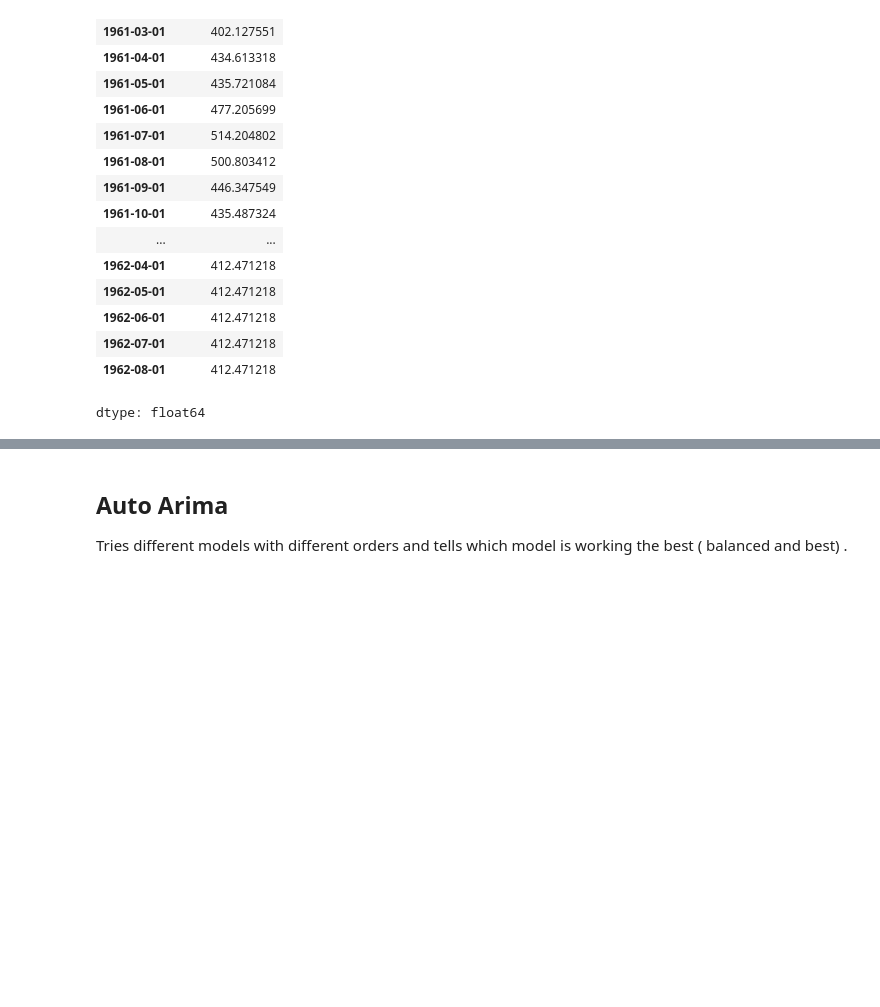
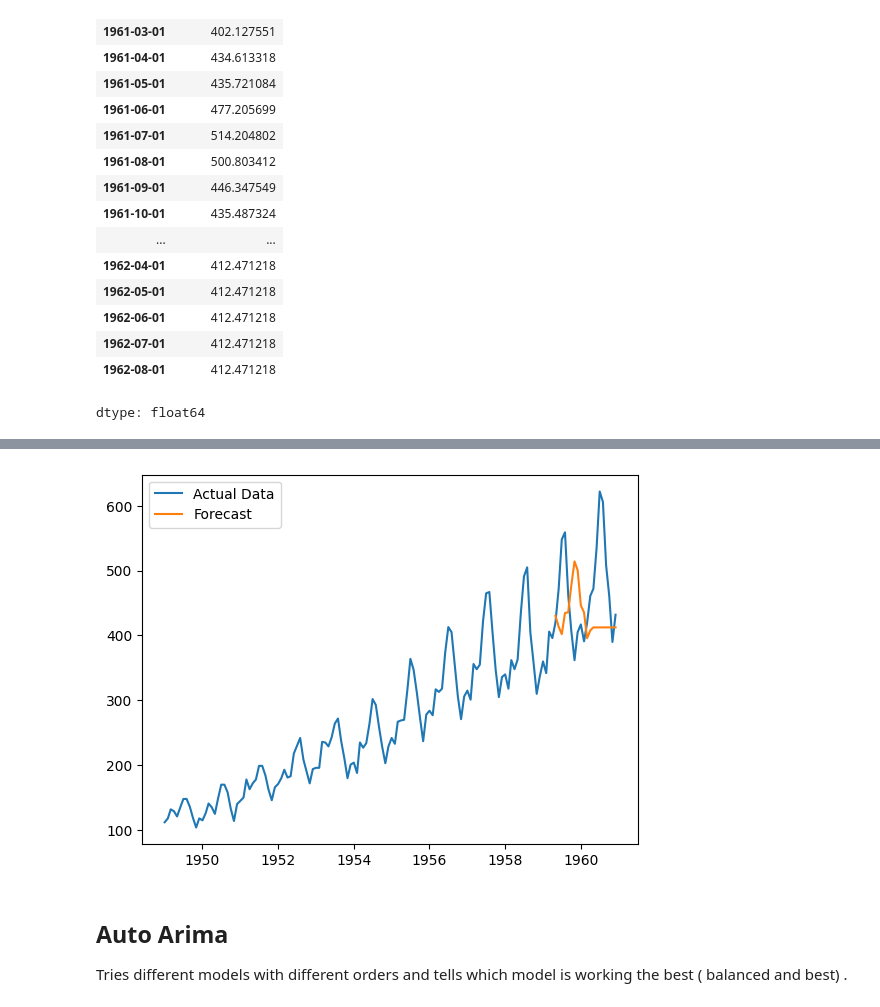
Before and after one commit to HarshaPriya03/PythonLearning, a Jupyter notebook: Time_Series_WEEKEND_evening_9th_May.ipynb, the cells around one changed output, grey strips where cells are left out. Drawn from its saved outputs; the diff is of its cells as text; code cells hidden in the pictures; blank space fills up the shorter version.

```diff
--- a/Time_Series_WEEKEND_evening_9th_May.ipynb
+++ b/Time_Series_WEEKEND_evening_9th_May.ipynb
@@ -868,3 +865,11 @@ dtype: float64
+# %%
+plt.plot(data.index,data,label="Actual Data")
+plt.plot(test.index,pred,label="Forecast")
+
+plt.legend()
+plt.show()
+# %% [output]
+[figure, added]
 # %% [markdown]
 ## Auto Arima
 
```
Also changed, not shown: parts of 1 cell of this notebook.
